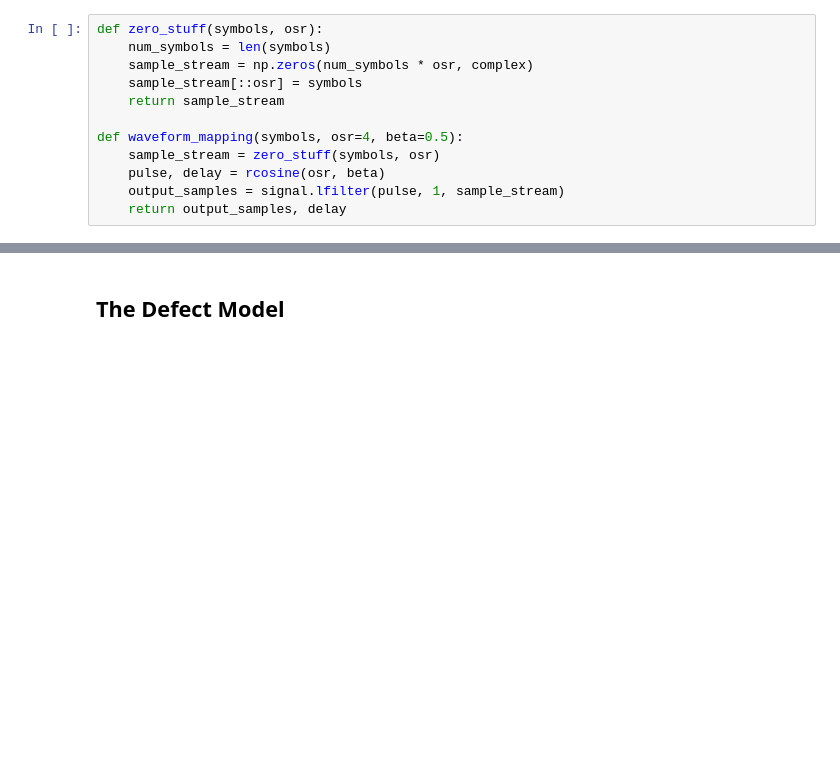
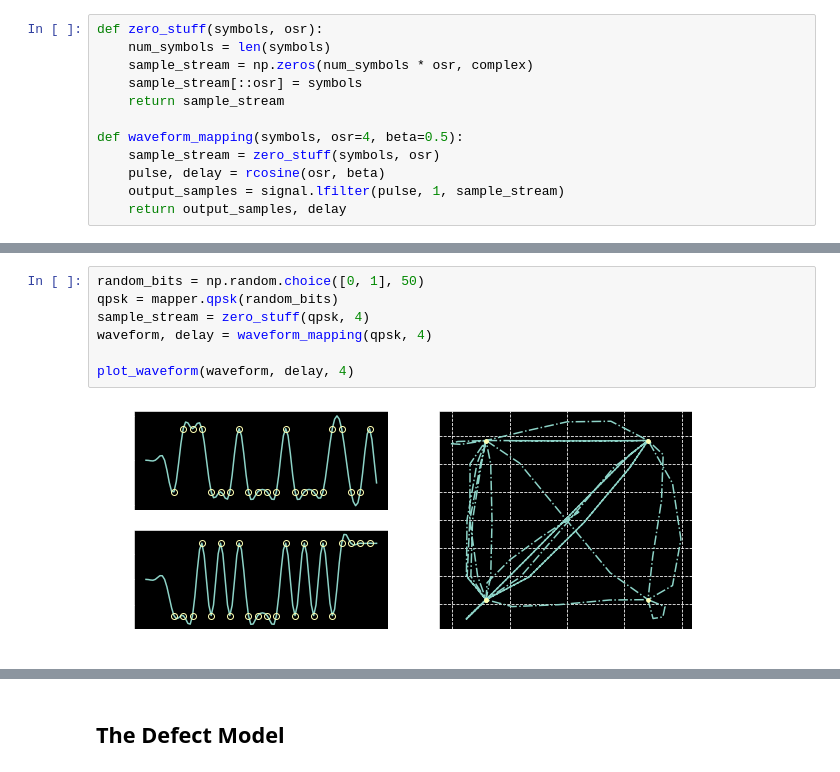
Before and after one commit to mohantyk/dsp_in_comm, a Jupyter notebook: chap5.ipynb, the cells around one changed output, grey strips where cells are left out. Drawn from its saved outputs; the diff is of its cells as text; blank space fills up the shorter version.

```diff
--- a/chap5.ipynb
+++ b/chap5.ipynb
@@ -133,3 +128,12 @@ plt.title('QPSK Constellation with signal traces');
+# %%
+random_bits = np.random.choice([0, 1], 50)
+qpsk = mapper.qpsk(random_bits)
+sample_stream = zero_stuff(qpsk, 4)
+waveform, delay = waveform_mapping(qpsk, 4)
+
+plot_waveform(waveform, delay, 4)
+# %% [output]
+[figure, added]
 # %%
 random_bits = np.random.choice([0, 1], 400)
 qam16 = mapper.qam16(random_bits)
```
Also changed, not shown: parts of 14 cells of this notebook.
